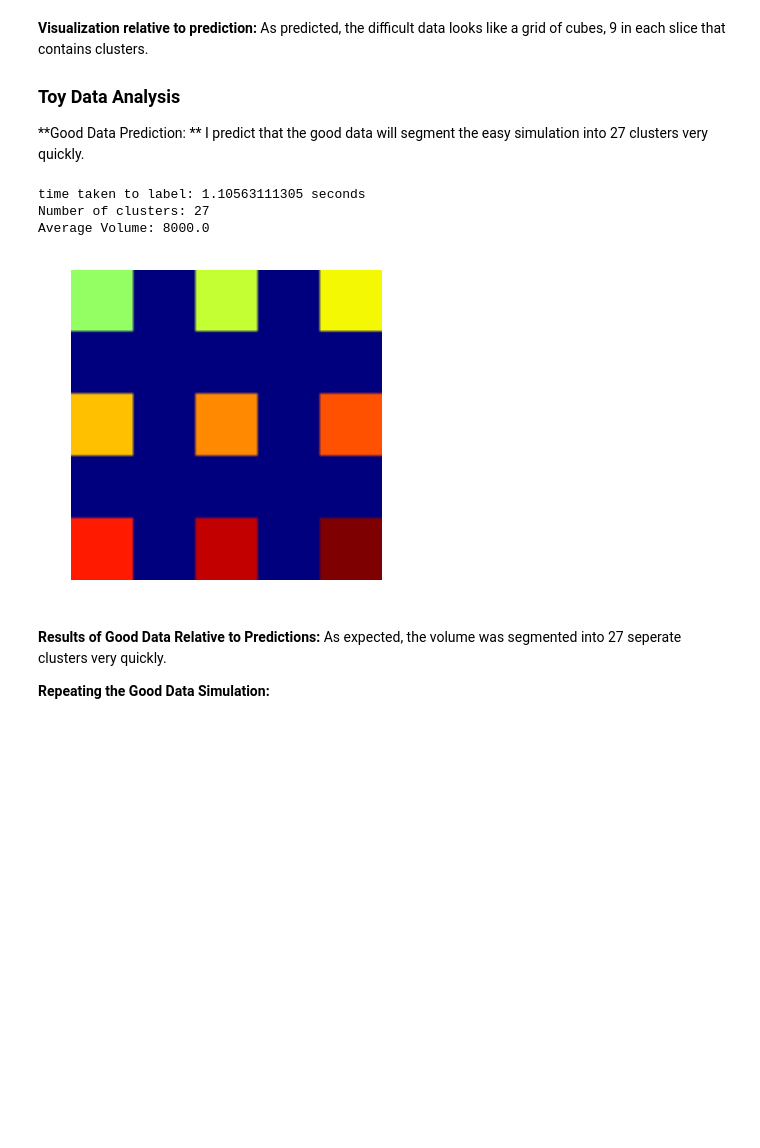
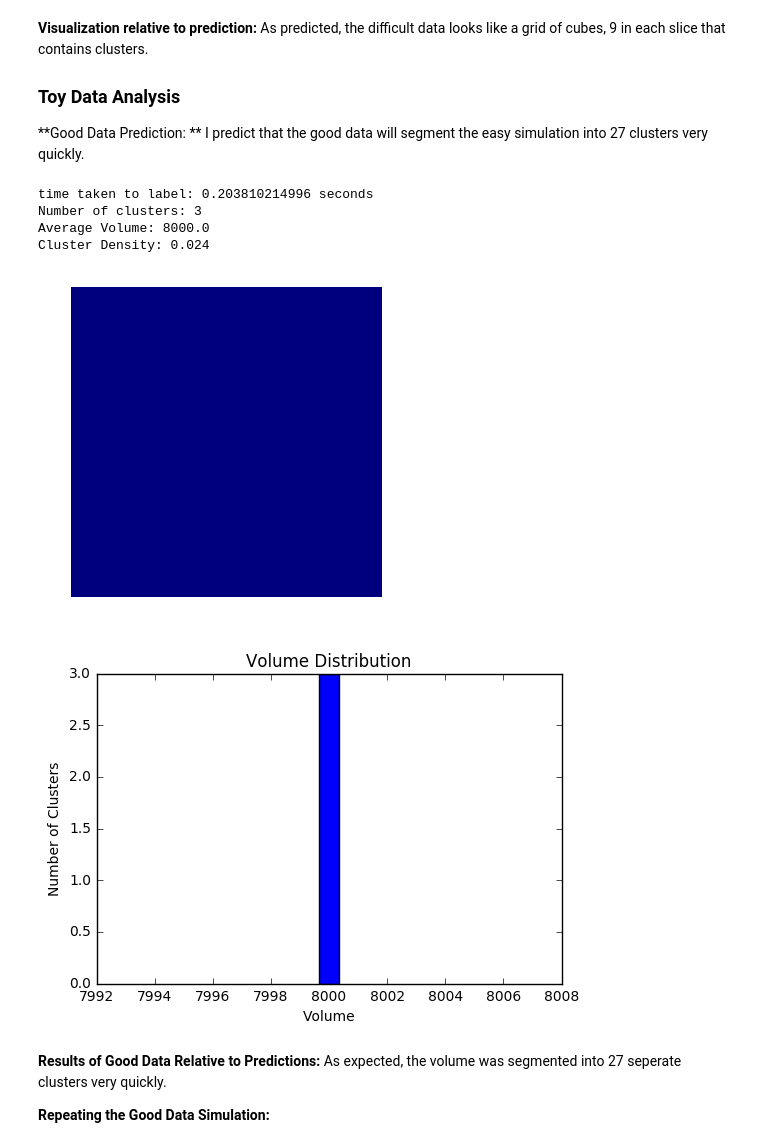
Before and after one commit to NeuroDataDesign/pan-synapse, a Jupyter notebook: background/Cluster_Thresh_Algorithms.md.ipynb, the cells around one changed output. Saved outputs shown, nothing was run; the diff lists cells and outputs as text; code cells hidden in the pictures; blank space fills up the shorter version.

```diff
--- a/background/Cluster_Thresh_Algorithms.md.ipynb
+++ b/background/Cluster_Thresh_Algorithms.md.ipynb
@@ -182,12 +201,14 @@ plt.show()
 **Good Data Prediction: **
 I predict that the good data will segment the easy simulation into 27 clusters very quickly.
 # %%
-clusterAnalysis(simEasyGrid, 8000, sliceVis = 41)
+clusterAnalysis(simEasyGrid, 8000, sliceVis = 41, bins=1)
 # %% [output]
-time taken to label: 1.10563111305 seconds
-Number of clusters: 27
+time taken to label: 0.203810214996 seconds
+Number of clusters: 3
 Average Volume: 8000.0
+Cluster Density: 0.024
-[figure, old version]
+[figure, new version]
+[figure, added]
 # %% [markdown]
 **Results of Good Data Relative to Predictions:** As expected, the volume was segmented into 27 seperate clusters very quickly.
 
```
Also changed, not shown: parts of 10 cells of this notebook.
